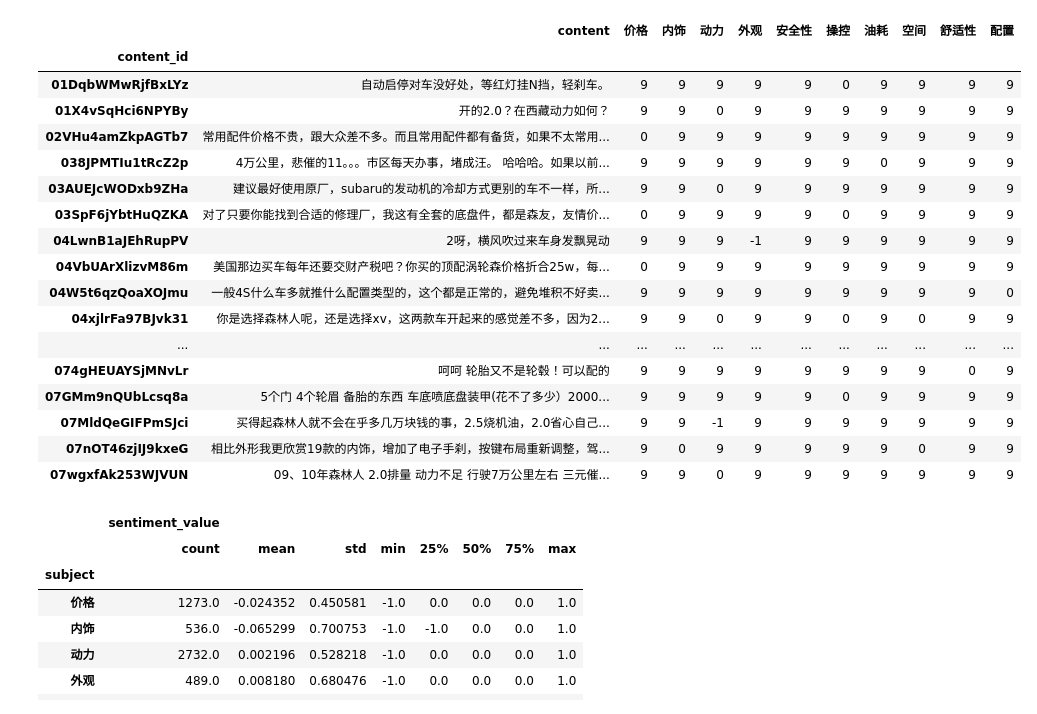
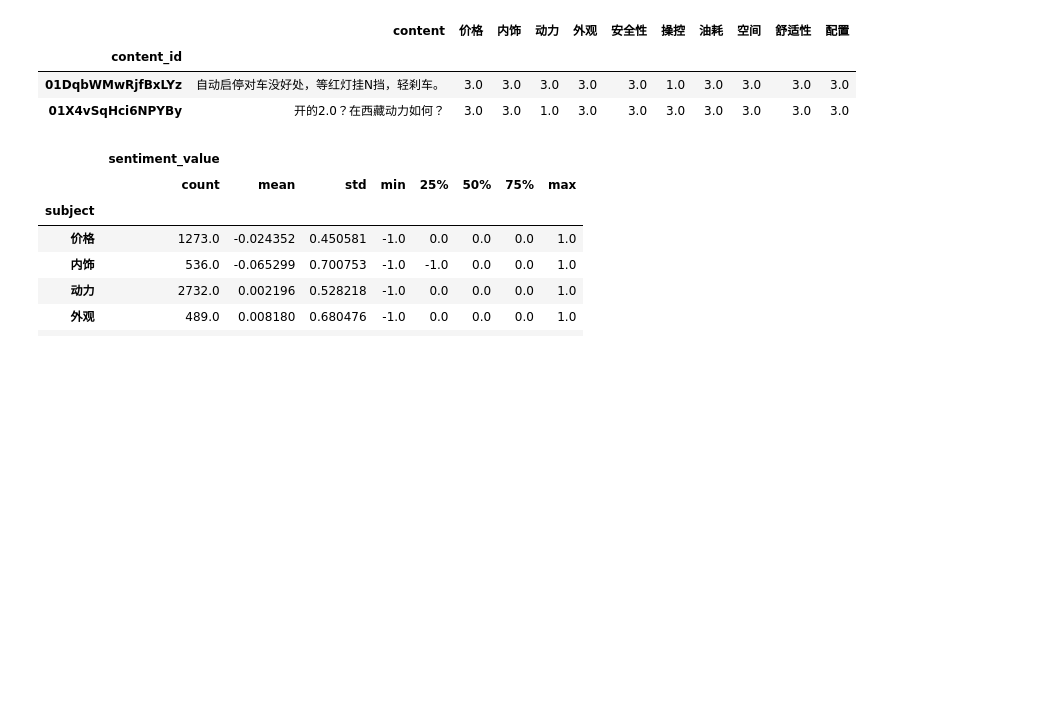
Before and after one commit to light8lee/car, a Jupyter notebook: code/preview.ipynb, the cells around one changed output. Drawn from its saved outputs; the diff is of its cells as text; code cells hidden in the pictures; blank space fills up the shorter version.

```diff
--- a/code/preview.ipynb
+++ b/code/preview.ipynb
@@ -6,6 +7,6 @@ from collections import defaultdict
 # %%
 def get_deafult():
-    return defaultdict(lambda: 9)
+    return defaultdict(lambda: 3)
 table = defaultdict(get_deafult)
 # %%
 with open('../data/train.csv', encoding='utf-8') as f:
@@ -13,7 +14,7 @@ with open('../data/train.csv', encoding='utf-8') as f:
     for line in f.readlines():
         content_id, content, subject, sentiment_value, sentiment_word = line.split(',')
         table['content'][content_id] = content
-        table[subject][content_id] = sentiment_value
+        table[subject][content_id] = int(sentiment_value)+1
         word = 'word_{}'.format(subject)
         # table[word][content_id] = sentiment_word
 # %%
@@ -41,27 +28,13 @@ df.head(20)
 # %%
-df.fillna(9, inplace=True)
+df.fillna(3, inplace=True)
 df.rename_axis('content_id', inplace=True)
 # %%
-df.head(20)
+df.head(2)
 # %% [output]
 |  | content | 价格 | 内饰 | 动力 | 外观 | 安全性 | 操控 | 油耗 | 空间 | 舒适性 | 配置 |
 | content_id |  |  |  |  |  |  |  |  |  |  |  |
-| 01DqbWMwRjfBxLYz | 自动启停对车没好处，等红灯挂N挡，轻刹车。 | 9 | 9 | 9 | 9 | 9 | 0 | 9 | 9 | 9 | 9 |
-| 01X4vSqHci6NPYBy | 开的2.0？在西藏动力如何？ | 9 | 9 | 0 | 9 | 9 | 9 | 9 | 9 | 9 | 9 |
-| 02VHu4amZkpAGTb7 | 常用配件价格不贵，跟大众差不多。而且常用配件都有备货，如果不太常用... | 0 | 9 | 9 | 9 | 9 | 9 | 9 | 9 | 9 | 9 |
-| 038JPMTIu1tRcZ2p | 4万公里，悲催的11。。。市区每天办事，堵成汪。 哈哈哈。如果以前... | 9 | 9 | 9 | 9 | 9 | 9 | 0 | 9 | 9 | 9 |
-| 03AUEJcWODxb9ZHa | 建议最好使用原厂，subaru的发动机的冷却方式更别的车不一样，所... | 9 | 9 | 0 | 9 | 9 | 9 | 9 | 9 | 9 | 9 |
-| 03SpF6jYbtHuQZKA | 对了只要你能找到合适的修理厂，我这有全套的底盘件，都是森友，友情价... | 0 | 9 | 9 | 9 | 9 | 0 | 9 | 9 | 9 | 9 |
-| 04LwnB1aJEhRupPV | 2呀，横风吹过来车身发飘晃动 | 9 | 9 | 9 | -1 | 9 | 9 | 9 | 9 | 9 | 9 |
-| 04VbUArXlizvM86m | 美国那边买车每年还要交财产税吧？你买的顶配涡轮森价格折合25w，每... | 0 | 9 | 9 | 9 | 9 | 9 | 9 | 9 | 9 | 9 |
-| 04W5t6qzQoaXOJmu | 一般4S什么车多就推什么配置类型的，这个都是正常的，避免堆积不好卖... | 9 | 9 | 9 | 9 | 9 | 9 | 9 | 9 | 9 | 0 |
-| 04xjlrFa97BJvk31 | 你是选择森林人呢，还是选择xv，这两款车开起来的感觉差不多，因为2... | 9 | 9 | 0 | 9 | 9 | 0 | 9 | 0 | 9 | 9 |
-| ... | ... | ... | ... | ... | ... | ... | ... | ... | ... | ... | ... |
-| 074gHEUAYSjMNvLr | 呵呵 轮胎又不是轮毂！可以配的 | 9 | 9 | 9 | 9 | 9 | 9 | 9 | 9 | 0 | 9 |
-| 07GMm9nQUbLcsq8a | 5个门 4个轮眉 备胎的东西 车底喷底盘装甲(花不了多少）2000... | 9 | 9 | 9 | 9 | 9 | 0 | 9 | 9 | 9 | 9 |
-| 07MldQeGIFPmSJci | 买得起森林人就不会在乎多几万块钱的事，2.5烧机油，2.0省心自己... | 9 | 9 | -1 | 9 | 9 | 9 | 9 | 9 | 9 | 9 |
-| 07nOT46zjIJ9kxeG | 相比外形我更欣赏19款的内饰，增加了电子手刹，按键布局重新调整，驾... | 9 | 0 | 9 | 9 | 9 | 9 | 9 | 0 | 9 | 9 |
-| 07wgxfAk253WJVUN | 09、10年森林人 2.0排量 动力不足 行驶7万公里左右 三元催... | 9 | 9 | 0 | 9 | 9 | 9 | 9 | 9 | 9 | 9 |
+| 01DqbWMwRjfBxLYz | 自动启停对车没好处，等红灯挂N挡，轻刹车。 | 3.0 | 3.0 | 3.0 | 3.0 | 3.0 | 1.0 | 3.0 | 3.0 | 3.0 | 3.0 |
+| 01X4vSqHci6NPYBy | 开的2.0？在西藏动力如何？ | 3.0 | 3.0 | 1.0 | 3.0 | 3.0 | 3.0 | 3.0 | 3.0 | 3.0 | 3.0 |
 # %%
 df.to_csv('../data/input.csv')
 # %%
```
Also changed, not shown: parts of 26 cells of this notebook, 2 other files.
